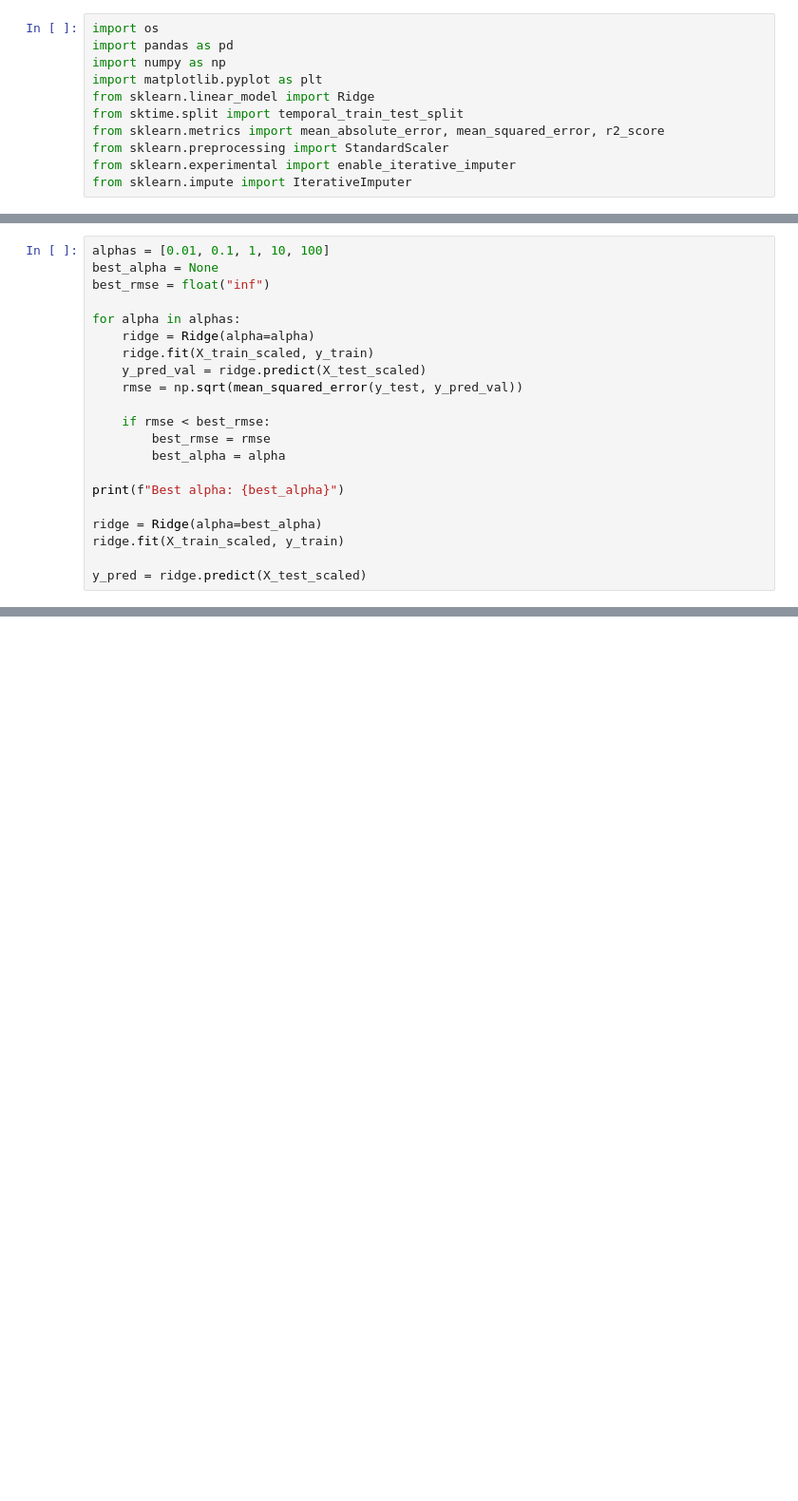
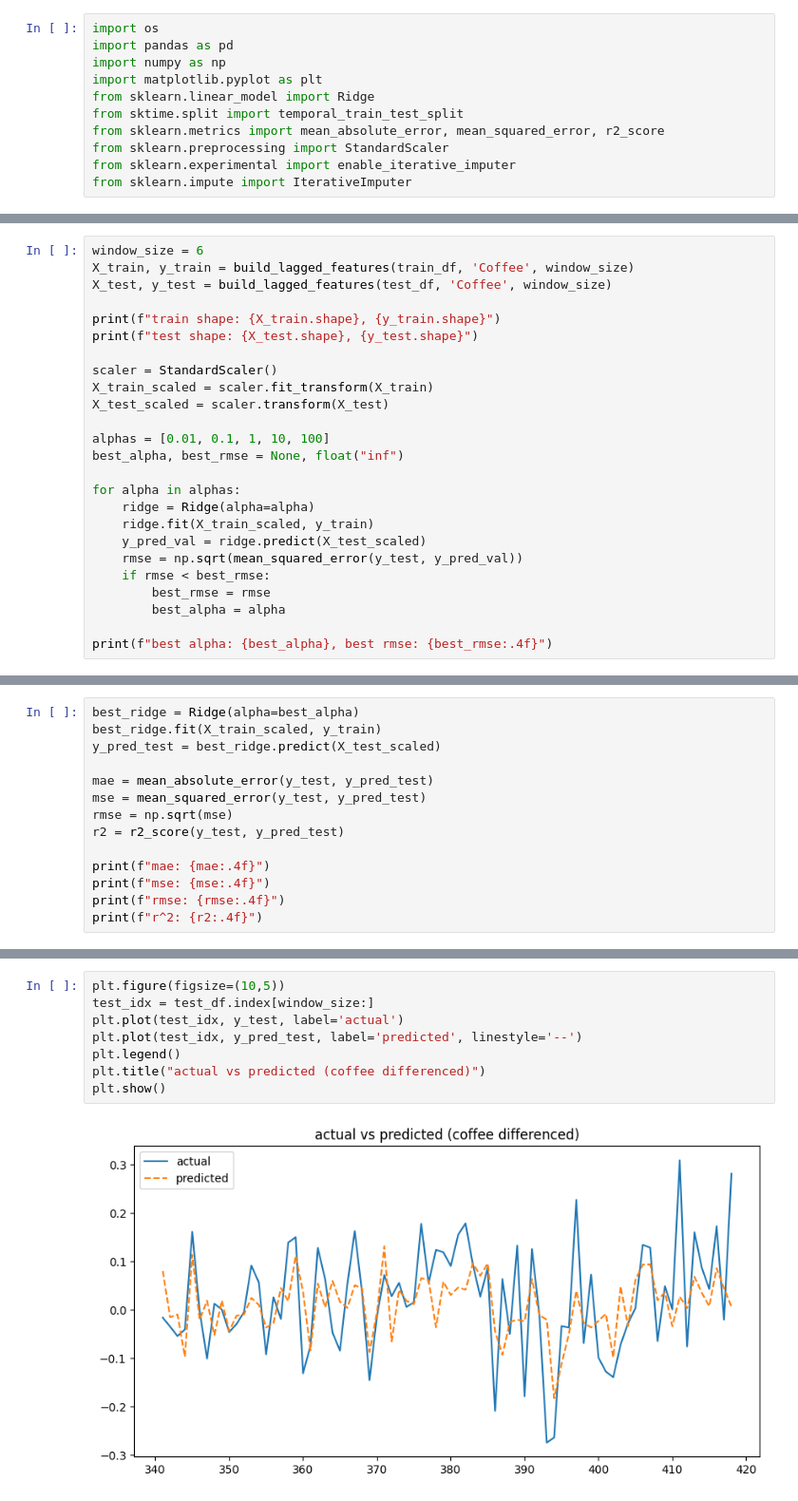
Before and after one commit to NicolasMSalas/eco395m_ml_coffee_trees, a Jupyter notebook: code/ridge_regression.ipynb, the cells around one changed output, grey strips where cells are left out. Shown at 95% size. Cells and saved outputs as stored; diff of their text form; blank space fills up the shorter version.

Commit message:
updated ridge regression

```diff
--- a/code/ridge_regression.ipynb
+++ b/code/ridge_regression.ipynb
@@ -53,22 +51,26 @@ Train size: 311, Test size: 78
 # %%
+window_size = 6
+X_train, y_train = build_lagged_features(train_df, 'Coffee', window_size)
+X_test, y_test = build_lagged_features(test_df, 'Coffee', window_size)
+
+print(f"train shape: {X_train.shape}, {y_train.shape}")
+print(f"test shape: {X_test.shape}, {y_test.shape}")
+
+scaler = StandardScaler()
+X_train_scaled = scaler.fit_transform(X_train)
+X_test_scaled = scaler.transform(X_test)
+
 alphas = [0.01, 0.1, 1, 10, 100]
-best_alpha = None
-best_rmse = float("inf")
+best_alpha, best_rmse = None, float("inf")
 
 for alpha in alphas:
     ridge = Ridge(alpha=alpha)
     ridge.fit(X_train_scaled, y_train)
     y_pred_val = ridge.predict(X_test_scaled)
     rmse = np.sqrt(mean_squared_error(y_test, y_pred_val))
-
     if rmse < best_rmse:
         best_rmse = rmse
         best_alpha = alpha
 
-print(f"Best alpha: {best_alpha}")
-
-ridge = Ridge(alpha=best_alpha)
-ridge.fit(X_train_scaled, y_train)
-
-y_pred = ridge.predict(X_test_scaled)
+print(f"best alpha: {best_alpha}, best rmse: {best_rmse:.4f}")
 # %% [output]
@@ -99,0 +80,14 @@ plt.show()
+# %%
+best_ridge = Ridge(alpha=best_alpha)
+best_ridge.fit(X_train_scaled, y_train)
+y_pred_test = best_ridge.predict(X_test_scaled)
+
+mae = mean_absolute_error(y_test, y_pred_test)
+mse = mean_squared_error(y_test, y_pred_test)
+rmse = np.sqrt(mse)
+r2 = r2_score(y_test, y_pred_test)
+
+print(f"mae: {mae:.4f}")
+print(f"mse: {mse:.4f}")
+print(f"rmse: {rmse:.4f}")
+print(f"r^2: {r2:.4f}")
@@ -99,0 +123,10 @@ plt.show()
+# %%
+plt.figure(figsize=(10,5))
+test_idx = test_df.index[window_size:]
+plt.plot(test_idx, y_test, label='actual')
+plt.plot(test_idx, y_pred_test, label='predicted', linestyle='--')
+plt.legend()
+plt.title("actual vs predicted (coffee differenced)")
+plt.show()
+# %% [output]
+[figure, added]
```
Also changed, not shown: parts of 9 cells of this notebook.
